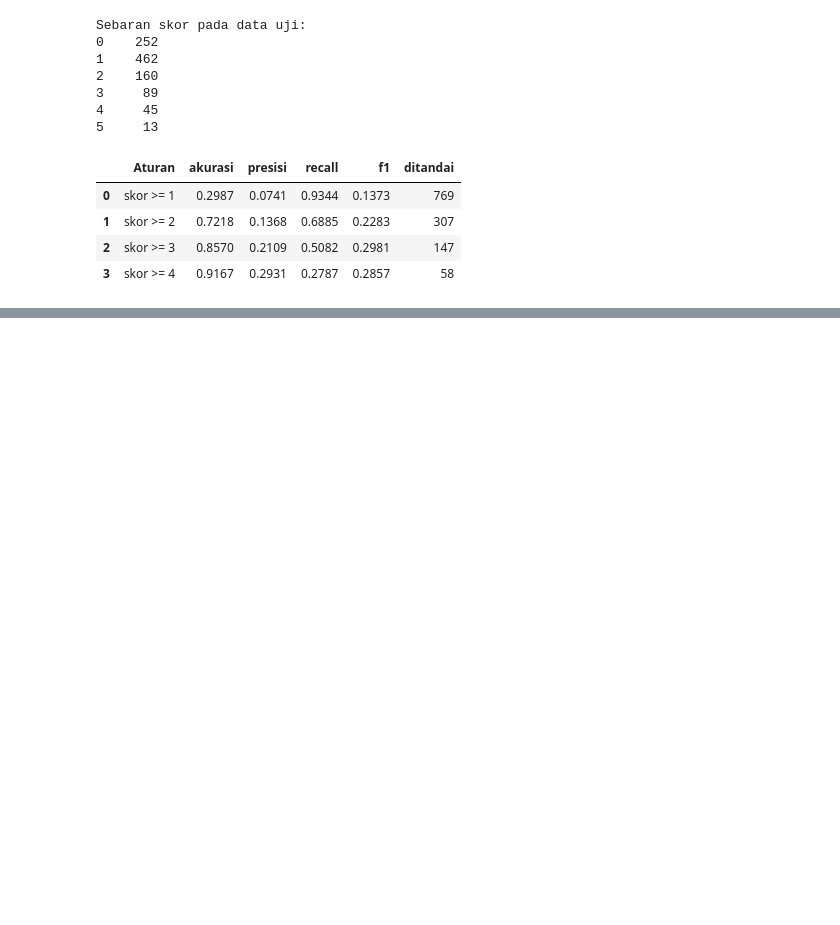
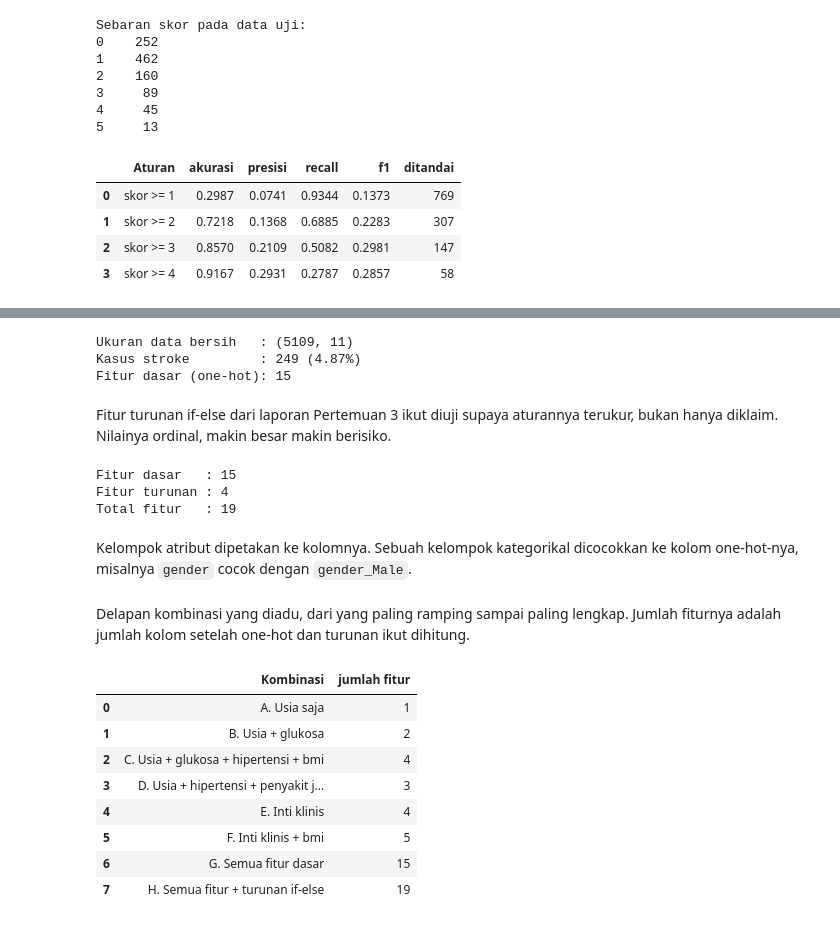
Before and after one commit to ravi-arnan/machine-learning, a Jupyter notebook: colab-hasil/03a_knn_manual_hasil.ipynb, the cells around one changed output, grey strips where cells are left out. Drawn from its saved outputs; the diff is of its cells as text; code cells hidden in the pictures; blank space fills up the shorter version.

```diff
--- a/colab-hasil/03a_knn_manual_hasil.ipynb
+++ b/colab-hasil/03a_knn_manual_hasil.ipynb
@@ -238,0 +352,50 @@ pd.DataFrame(baris_skor)
+# %%
+df_penuh = pd.read_csv(URL_BERSIH)
+
+y_komb = df_penuh["stroke"].astype(int).to_numpy()
+X_dasar = pd.get_dummies(df_penuh.drop(columns=["stroke"]), drop_first=True).astype(float)
+
+print("Ukuran data bersih   :", df_penuh.shape)
+print(f"Kasus stroke         : {int(y_komb.sum())} ({y_komb.mean()*100:.2f}%)")
+print(f"Fitur dasar (one-hot): {X_dasar.shape[1]}")
+# %% [output]
+Ukuran data bersih   : (5109, 11)
+Kasus stroke         : 249 (4.87%)
+Fitur dasar (one-hot): 15
+# %% [markdown]
+Fitur turunan if-else dari laporan Pertemuan 3 ikut diuji supaya aturannya terukur,
+bukan hanya diklaim. Nilainya ordinal, makin besar makin berisiko.
+# %%
+def fitur_turunan(d):
+    """Fitur turunan if-else, disalin dari laporan Pertemuan 3. Nilainya ordinal:
+    semakin besar semakin berisiko."""
+    f = pd.DataFrame(index=d.index)
+    f["glukosa_kat"] = np.digitize(d["avg_glucose_level"], [100, 140, 200]).astype(float)
+    f["bmi_kat"] = np.digitize(d["bmi"], [18.5, 25, 30]).astype(float)
+    f["jumlah_faktor"] = (d["hypertension"] + d["heart_disease"]
+                          + (d["avg_glucose_level"] > 200).astype(int)
+                          + (d["bmi"] >= 30).astype(int)
+                          + (d["age"] >= 60).astype(int)).astype(float)
+    f["risiko_nested"] = 0.0
+    f.loc[(d.hypertension == 1) | (d.heart_disease == 1), "risiko_nested"] = 1
+    f.loc[(d.hypertension == 1) & (d.heart_disease == 1), "risiko_nested"] = 2
+    f.loc[(d.hypertension == 1) & (d.heart_disease == 1)
+          & (d.avg_glucose_level > 200), "risiko_nested"] = 3
+    f.loc[(d.hypertension == 1) & (d.heart_disease == 1)
+          & (d.avg_glucose_level > 200) & (d.age > 60), "risiko_nested"] = 4
+    return f
+
+
+TURUNAN = ["glukosa_kat", "bmi_kat", "jumlah_faktor", "risiko_nested"]
+X_komb = pd.concat([X_dasar, fitur_turunan(df_penuh)], axis=1).astype(float)
+
+print("Fitur dasar   :", X_dasar.shape[1])
+print("Fitur turunan :", len(TURUNAN))
+print("Total fitur   :", X_komb.shape[1])
+# %% [output]
+Fitur dasar   : 15
+Fitur turunan : 4
+Total fitur   : 19
+# %% [markdown]
+Kelompok atribut dipetakan ke kolomnya. Sebuah kelompok kategorikal dicocokkan ke
+kolom one-hot-nya, misalnya `gender` cocok dengan `gender_Male`.
@@ -238,0 +433,30 @@ pd.DataFrame(baris_skor)
+# %% [markdown]
+Delapan kombinasi yang diadu, dari yang paling ramping sampai paling lengkap. Jumlah
+fiturnya adalah jumlah kolom setelah one-hot dan turunan ikut dihitung.
+# %%
+KOMBINASI = {
+    "A. Usia saja": ["usia (age)"],
+    "B. Usia + glukosa": ["usia (age)", "glukosa"],
+    "C. Usia + glukosa + hipertensi + bmi": ["usia (age)", "glukosa", "hipertensi", "bmi"],
+    "D. Usia + hipertensi + penyakit jantung": ["usia (age)", "hipertensi", "penyakit jantung"],
+    "E. Inti klinis": KLINIS,
+    "F. Inti klinis + bmi": KLINIS + ["bmi"],
+    "G. Semua fitur dasar": KLINIS + ["bmi"] + SOSIAL,
+    "H. Semua fitur + turunan if-else": KLINIS + ["bmi"] + SOSIAL + ["turunan if-else"],
+}
+
+ringkas = pd.DataFrame(
+    [{"Kombinasi": nama, "jumlah fitur": len(kolom(grup))}
+     for nama, grup in KOMBINASI.items()]
+)
+ringkas
+# %% [output]
+|  | Kombinasi | jumlah fitur |
+| 0 | A. Usia saja | 1 |
+| 1 | B. Usia + glukosa | 2 |
+| 2 | C. Usia + glukosa + hipertensi + bmi | 4 |
+| 3 | D. Usia + hipertensi + penyakit j... | 3 |
+| 4 | E. Inti klinis | 4 |
+| 5 | F. Inti klinis + bmi | 5 |
+| 6 | G. Semua fitur dasar | 15 |
+| 7 | H. Semua fitur + turunan if-else | 19 |
```
Also changed, not shown: parts of 24 cells of this notebook, 2 other files.
